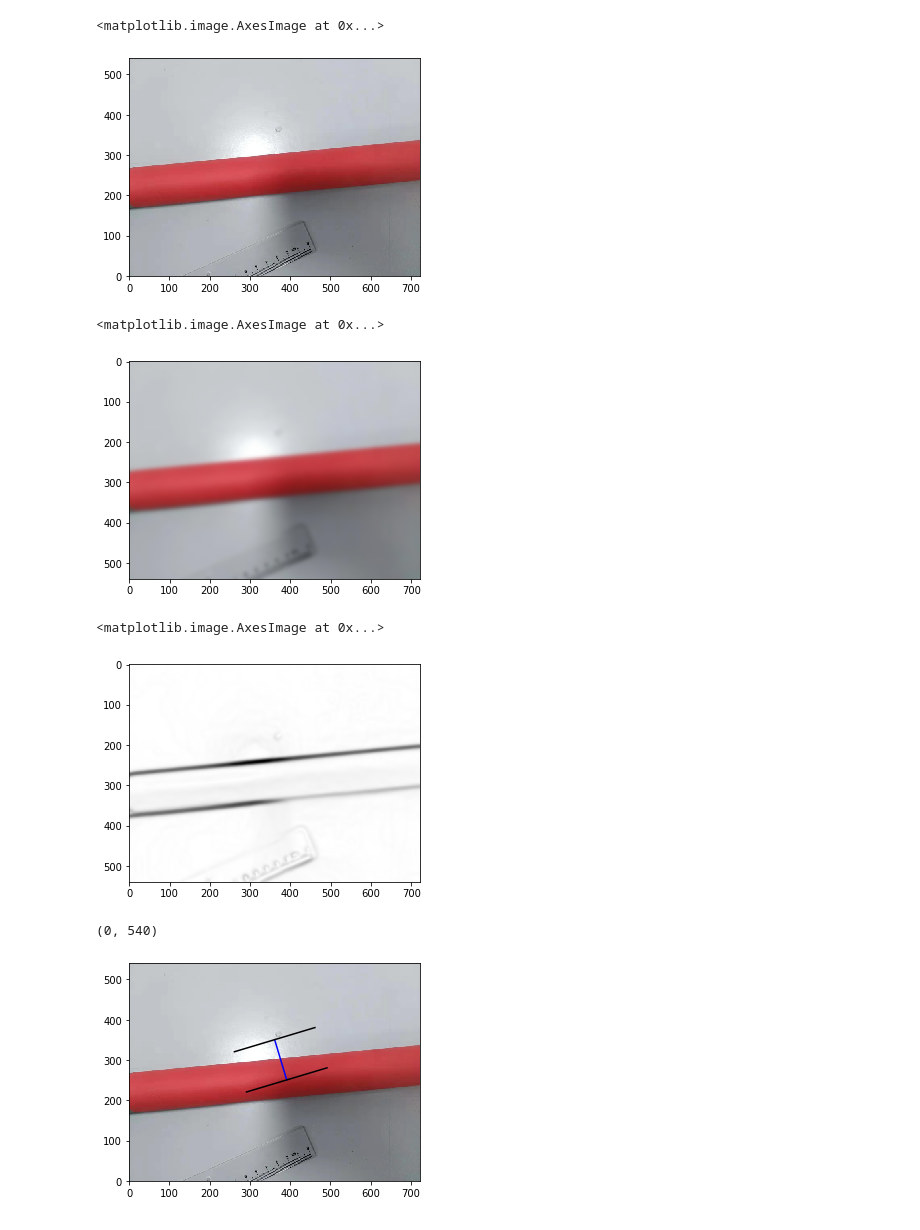
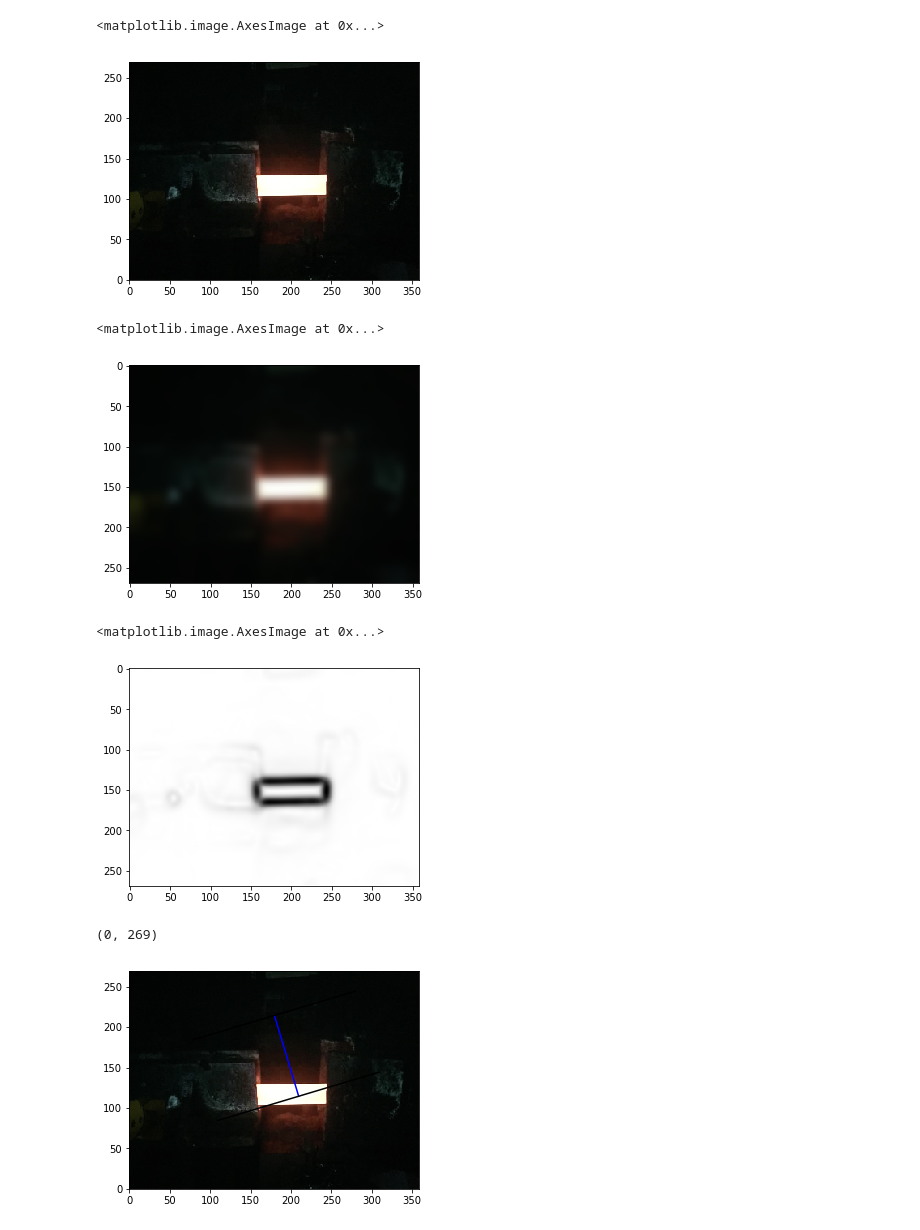
Before and after one commit to ChengYinghao/wireRod, a Jupyter notebook: gradient.ipynb, the cells around one changed output. Cells and saved outputs as stored; diff of their text form; code cells hidden in the pictures.

```diff
--- a/gradient.ipynb
+++ b/gradient.ipynb
@@ -5,17 +8,17 @@ from skimage.filters import sobel_h,sobel_v,gaussian
 # %%
-img_raw = plt.imread("data/3.jpg")
-img_raw = img_raw[::2,::2]
+img_raw = plt.imread('./data/r3.jpg')
+img_raw = img_raw[::2, ::2]
 h, w = np.shape(img_raw)[:2]
 plt.imshow(img_raw, extent=(0,w,0,h))
 # %% [output]
 <matplotlib.image.AxesImage at 0x...>
-[figure, old version]
+[figure, new version]
 # %%
 img_blur = gaussian(img_raw,5)
 plt.imshow(img_blur)
 # %% [output]
 <matplotlib.image.AxesImage at 0x...>
-[figure, old version]
+[figure, new version]
 # %%
 def sobel(img):
     components = []
@@ -30,7 +33,7 @@ edges = sobel(img_blur)
 plt.imshow(edges,cmap='Greys')
 # %% [output]
 <matplotlib.image.AxesImage at 0x...>
-[figure, old version]
+[figure, new version]
 # %%
 def plot_ruler(p1,p2):
     x1,y1 = p1
@@ -56,8 +59,8 @@ plot_ruler(p1,p2)
 plt.xlim(0,w)
 plt.ylim(0,h)
 # %% [output]
-(0, 540)
+(0, 269)
-[figure, old version]
+[figure, new version]
 # %%
 ps = np.stack(np.meshgrid(np.arange(w),np.flip(np.arange(h))),-1)
 # %%
```
Also changed, not shown: parts of 10 cells of this notebook, 3 other files.
